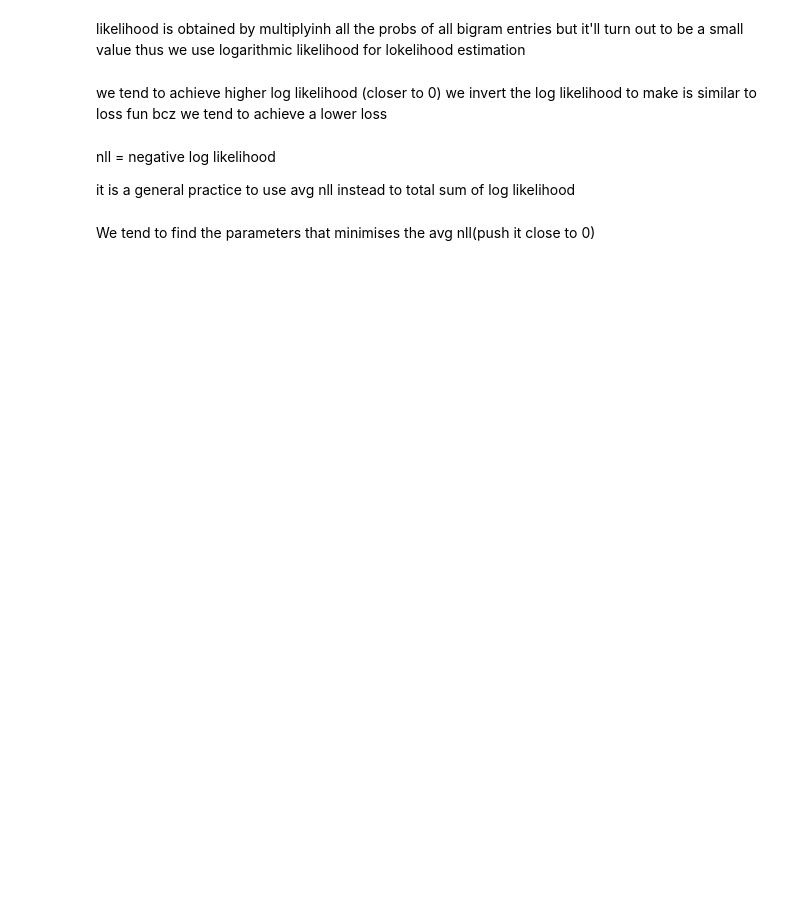
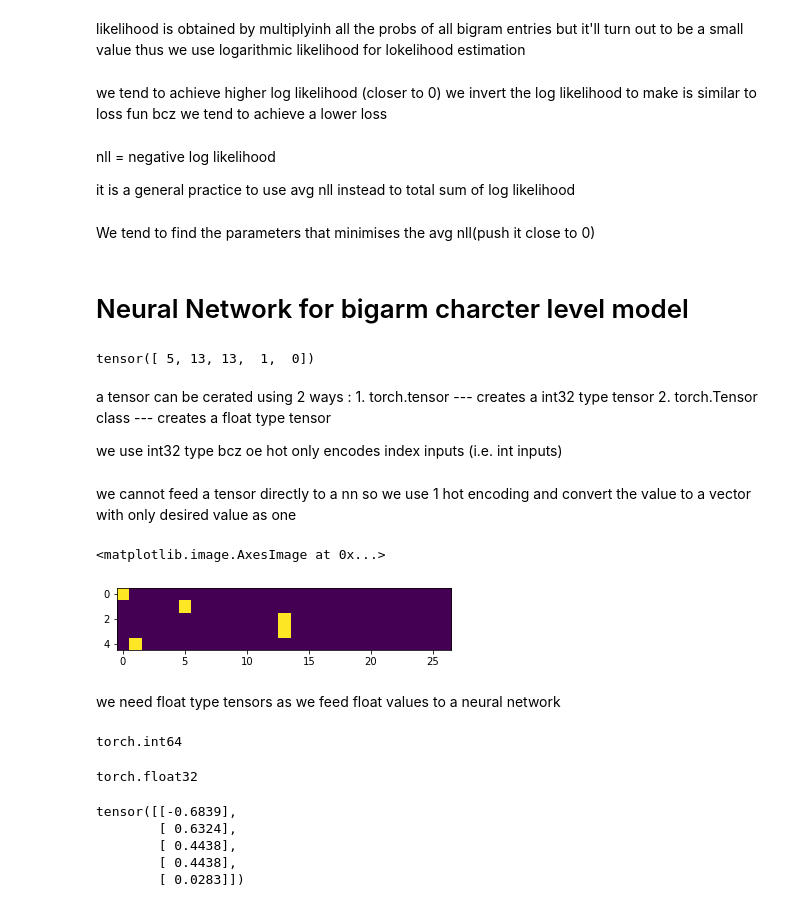
Before and after one commit to Mp-Pro/neural-networks, a Jupyter notebook: makemore/makemore.ipynb, the cells around one changed output. Cells and saved outputs as stored; diff of their text form; code cells hidden in the pictures; blank space fills up the shorter version.

Commit message:
makemore bigram using neural network

```diff
--- a/makemore/makemore.ipynb
+++ b/makemore/makemore.ipynb
@@ -288,3 +294,46 @@ nll = negative log likelihood
 it is a general practice to use avg nll instead to total sum of log likelihood
 # %% [markdown]
 We tend to find the parameters that minimises the avg nll(push it close to 0)
+# %% [markdown]
+# Neural Network for bigarm charcter level model
+# %%
+#creating the training set for bigram(x,y)
+xs=[]
+ys=[]
+for w in words[:1]:
+    chs = ['.'] + list(w) + ['.']
+    for ch1,ch2 in zip(chs,chs[1:]):
+        x1 = stoi[ch1]
+        x2 = stoi[ch2]
+#         print(ch1,ch2)
+        xs.append(x1)
+        ys.append(x2)
+xs = torch.tensor(xs)
+ys = torch.tensor(ys)
+print(ys)
+# %% [output]
+tensor([ 5, 13, 13,  1,  0])
+# %% [markdown]
+a tensor can be cerated using 2 ways :
+    1. torch.tensor --- creates a int32 type tensor
+    2. torch.Tensor class --- creates a float type tensor
+
+we use int32 type bcz oe hot only encodes index inputs (i.e. int inputs)
+# %% [markdown]
+we cannot feed a tensor directly to a nn
+so we use 1 hot encoding and convert the value to a vector with only desired value as one
+# %%
+import torch.nn.functional as F
+g = torch.Generator().manual_seed(2147483647 + 2)
+xenc = F.one_hot(xs,num_classes=27)
+# %%
+plt.imshow(xenc)
+# %% [output]
+<matplotlib.image.AxesImage at 0x...>
+[figure, added]
+# %% [markdown]
+we need float type tensors as we feed float values to a neural network
+# %%
+xenc.dtype
+# %% [output]
+torch.int64
@@ -290,0 +343,22 @@ We tend to find the parameters that minimises the avg nll(push it close to 0)
+# %%
+xenc.dtype
+# %% [output]
+torch.float32
+# %%
+#initializing random wts using standard normal distribution(-3 to 3)
+# distributed normally arround 0
+
+#feeding the input to a single neuron
+W = torch.randn((27,1),generator = g)
+
+#Multiplying xenc with random wts
+# @ is a matrix multiplication operator in py torch
+xenc @ W
+
+#  (5,27) @ (27,1) => (5,1)    ... basic matrix multiplication
+# %% [output]
+tensor([[-0.6839],
+        [ 0.6324],
+        [ 0.4438],
+        [ 0.4438],
+        [ 0.0283]])
```
Also changed, not shown: parts of 18 cells of this notebook.
